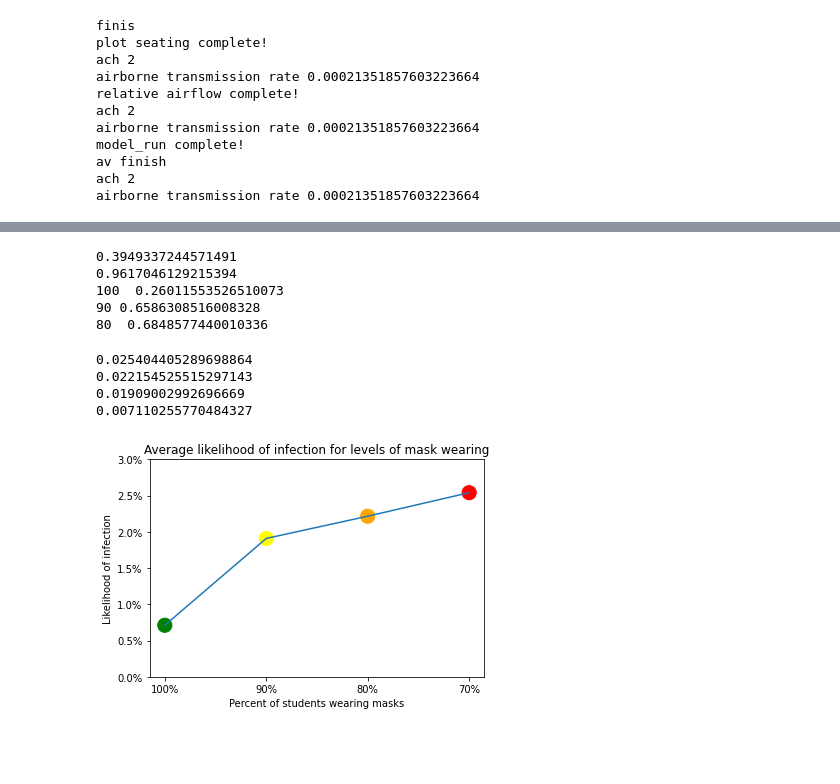
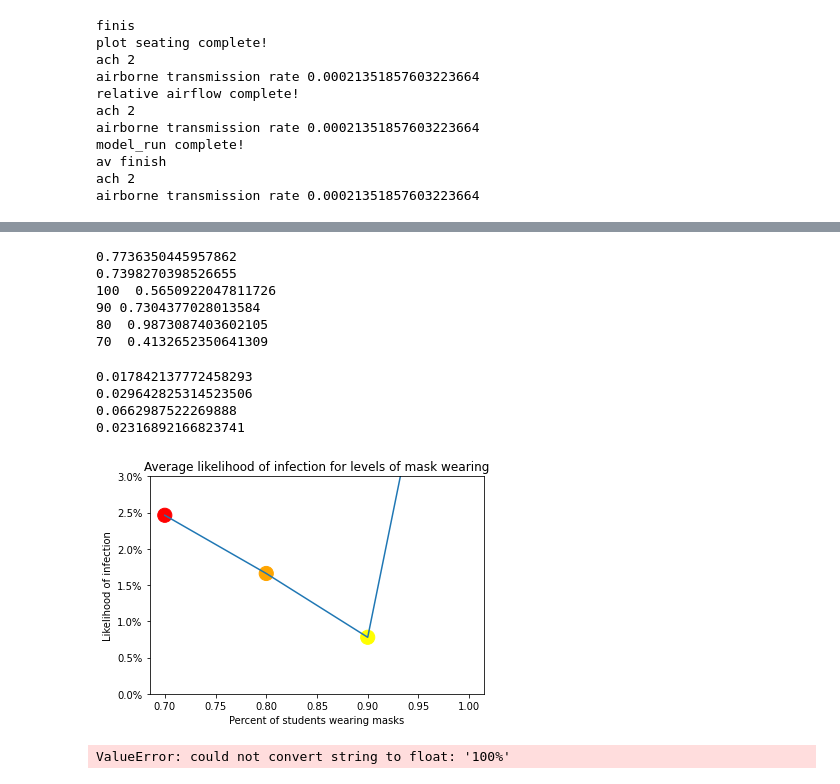
Before and after one commit to Bailey-Man/GeoACT_Bus, a Jupyter notebook: test.ipynb, the cells around one changed output, grey strips where cells are left out. Saved outputs shown, nothing was run; the diff lists cells and outputs as text; code cells hidden in the pictures; blank space fills up the shorter version.

```diff
--- a/test.ipynb
+++ b/test.ipynb
@@ -304,8 +187,9 @@ plt.gca().set_xticklabels(['{:.1f}%'.format(x*100) for x in plt.gca().get_xticks
 # %%
 # masks
 !python av_run.py -l 11.4 -t 30 -s "full" -n 56 -m 100 -w 0
-bus_trip_, conc_array_, out_mat_, chance_nonzero_, avg_mat_ = bus_sim(56, 1, 100, 30, "full", 0) # replace default with selected
+bus_trip_, conc_array_, out_mat_, chance_nonzero_, avg_mat_ = bus_sim(56, 1, 1000, 30, "full", 0) # replace default with selected
 # masks 100
+print(np.mean(list(bus_trip_[2].values())))
 # %% [output]
 finis
 plot seating complete!
@@ -321,8 +206,10 @@ airborne transmission rate 0.00021351857603223664
 # %%
 # masks
 !python av_run.py -l 11.4 -t 30 -s "full" -n 56 -m 90 -w 0
-bus_trip_1, conc_array_1, out_mat_1, chance_nonzero_1, avg_mat_1 = bus_sim(56, 1, 90, 30, "full", 0) # replace default with selected
+bus_trip_1, conc_array_1, out_mat_1, chance_nonzero_1, avg_mat_1 = bus_sim(56, .9, 1000, 30, "full", 0) # replace default with selected
 # masks 100
+
+print(np.mean(list(bus_trip_1[2].values())))
 # %% [output]
 finis
 plot seating complete!
@@ -338,8 +226,10 @@ airborne transmission rate 0.00021351857603223664
 # %%
 # masks
 !python av_run.py -l 11.4 -t 30 -s "full" -n 56 -m 80 -w 0
-bus_trip_2, conc_array_2, out_mat_2, chance_nonzero_2, avg_mat_2 = bus_sim(56, 1, 80, 30, "full", 0) # replace default with selected
+bus_trip_2, conc_array_2, out_mat_2, chance_nonzero_2, avg_mat_2 = bus_sim(56, .8, 1000, 30, "full", 0) # replace default with selected
 # masks 100
+
+print(np.mean(list(bus_trip_2[2].values())))
 # %% [output]
 finis
 plot seating complete!
@@ -355,5 +245,7 @@ airborne transmission rate 0.00021351857603223664
 # %%
 # masks
 !python av_run.py -l 11.4 -t 30 -s "full" -n 56 -m 70 -w 0
-bus_trip_3, conc_array_3, out_mat_3, chance_nonzero_3, avg_mat_3 = bus_sim(56, 1, 70, 30, "full", 0) # replace default with selected
+bus_trip_3, conc_array_3, out_mat_3, chance_nonzero_3, avg_mat_3 = bus_sim(56, .7, 1000, 30, "full", 0) # replace default with selected
 # masks 100
+
+print(np.mean(list(bus_trip_3[2].values())))
@@ -403,23 +279,25 @@ print(chance_nonzero_1 / chance_nonzero_2)
 print('100  ' + str(chance_nonzero_))
 print('90 ' + str(chance_nonzero_1))
 print('80  ' + str(chance_nonzero_2))
+print('70  ' + str(chance_nonzero_3))
 # %% [output]
-0.3949337244571491
-0.9617046129215394
-100  0.26011553526510073
-90 0.6586308516008328
-80  0.6848577440010336
+0.7736350445957862
+0.7398270398526655
+100  0.5650922047811726
+90 0.7304377028013584
+80  0.9873087403602105
+70  0.4132652350641309
 # %%
 m100 = np.mean(list(bus_trip_[2].values())) # o
 m90 = np.mean(list(bus_trip_1[2].values())) # c
 m80 = np.mean(list(bus_trip_2[2].values())) # o
 m70 = np.mean(list(bus_trip_3[2].values())) # o
+print(m100)
+print(m90)
+print(m80)
 print(m70)
-print(m80)
-print(m90)
-print(m100)
 # %% [output]
-0.025404405289698864
-0.022154525515297143
-0.01909002992696669
-0.007110255770484327
+0.017842137772458293
+0.029642825314523506
+0.0662987522269888
+0.02316892166823741
@@ -426,13 +306,30 @@ print(m100)
 # %%
 
 # c = plt.cm.get_cmap("RdYlGn")
-plt.plot(['100%', '90%', '80%', '70%'], [m100, m90, m80, m70])#, c=c)
+x = ['100%', '90%', '80%', '70%']
+y = [m100, m90, m80, m70]
+plt.plot(x, y)#, c=c)
 plt.scatter(['100%', '90%', '80%', '70%'], [m100, m90, m80, m70], s=200, c=['green', 'yellow', 'orange', 'red'])
 plt.ylim(0, .03)
 plt.title('Average likelihood of infection for levels of mask wearing')
 plt.xlabel('Percent of students wearing masks')
 plt.ylabel('Likelihood of infection')
 plt.gca().set_yticklabels(['{:.1f}%'.format(y*100) for y in plt.gca().get_yticks()])
 plt.savefig('results/mask_wearing.png', dpi=300)
 # %% [output]
-[figure, old version]
+[figure, new version]
+# %%
+points = np.array([x, y]).T.reshape(-1, 1, 2)
+segments = np.concatenate([points[:-1], points[1:]], axis=1)
+
+
+# Create a continuous norm to map from data points to colors
+# norm = plt.Normalize(dydx.min(), dydx.max())
+lc = LineCollection(segments, cmap='RdYlGn')#, norm=norm)
+# Set the values used for colormapping
+lc.set_array(dydx)
+lc.set_linewidth(2)
+line = axs[0].add_collection(lc)
+fig.colorbar(line, ax=axs[0])
+# %% [output]
+ValueError: could not convert string to float: '100%'
```
Also changed, not shown: parts of 25 cells of this notebook, 9 other files.
